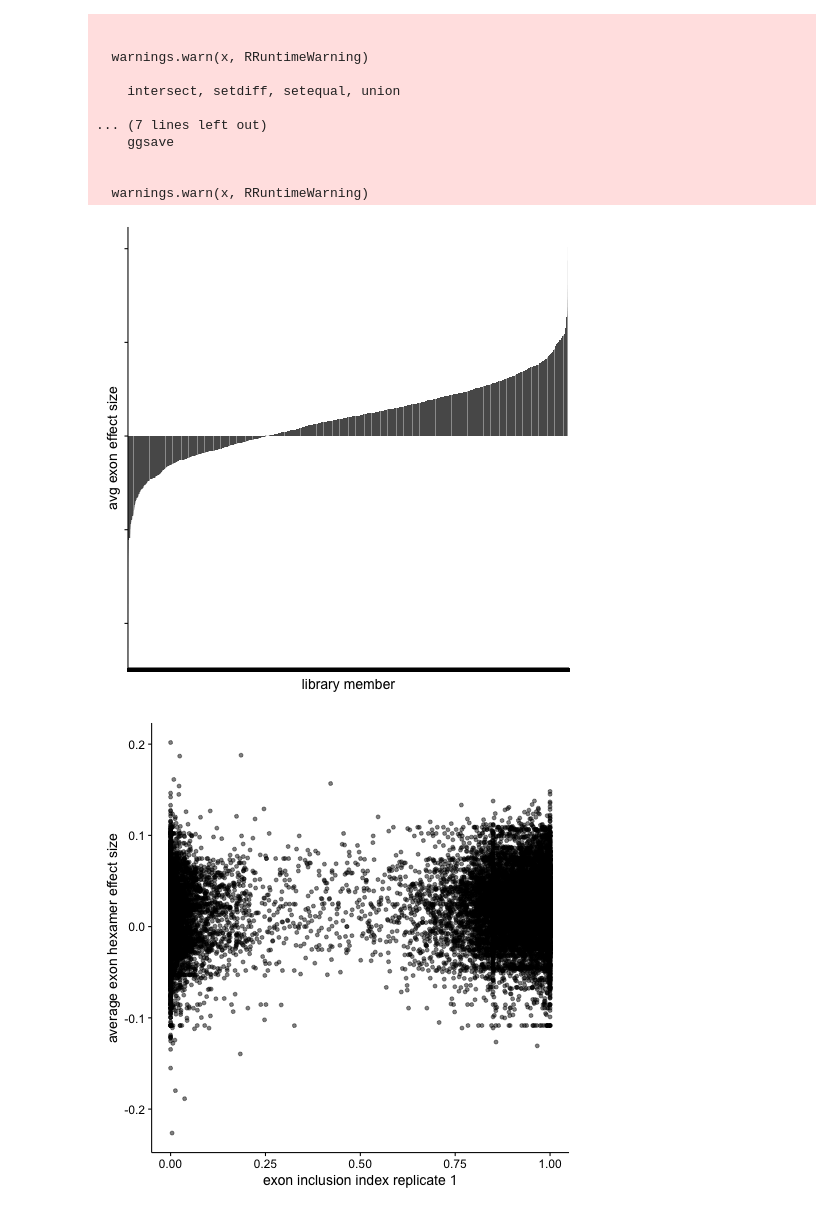
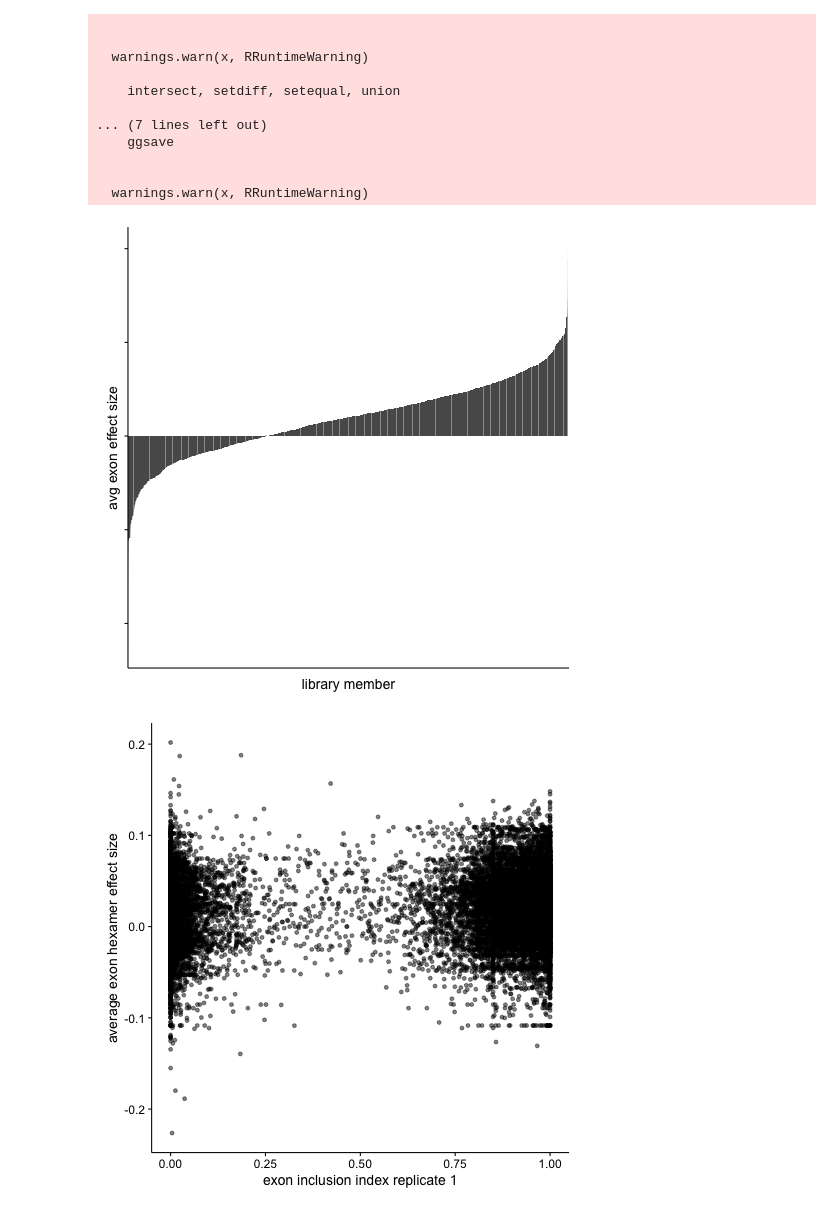
Before and after one commit to kiminsigne-ucla/splicing, a Jupyter notebook: splicemod_lib/notebooks/score_lib.ipynb, the cells around one changed output. Cells and saved outputs as stored; diff of their text form; code cells hidden in the pictures.

```diff
--- a/splicemod_lib/notebooks/score_lib.ipynb
+++ b/splicemod_lib/notebooks/score_lib.ipynb
@@ -109,16 +101,7 @@ library(dplyr)
 library(cowplot)
 options(stringsAsFactors = F)
 # setwd('/Users/Kimberly/Documents/projects/splicing/splicemod_lib/notebooks')
-data <- read.table('../produced_data/splicemod_exon_scores.txt', sep = '\t', fill = T)
-# file parsing not working right, manually assign colnames
-colnames(data) <- as.character(data[1,])
-data <- data[-1,]
-data[data == '' | data == 'NaN'] <- NA
-# convert types
-data <- data %>%
-    mutate(avg_exon_effect_score = as.numeric(avg_exon_effect_score),
-          index_R1 = as.numeric(index_R1),
-          dpsi_R1 = as.numeric(dpsi_R1))
+data <- read.table('../produced_data/splicemod_exon_scores.txt', sep = '\t', header = T)
 # %% [output]
 Attaching package: ‘dplyr’
 
@@ -140,12 +123,12 @@ Attaching package: ‘dplyr’
 # %%
 %%R
 data$id <- factor(data$id, levels = data$id[order(data$avg_exon_effect_score)])
 ggplot(data, aes(x = id, y = avg_exon_effect_score)) +
     geom_bar(stat = 'identity') +
-    theme(axis.text.x = element_blank(), axis.text.y = element_blank()) +
+    theme(axis.text.x = element_blank(), axis.text.y = element_blank(), axis.ticks.x = element_blank()) +
     labs(x = 'library member', y = 'avg exon effect size')
 # %% [output]
-[figure, old version]
+[figure, new version]
 # %%
 %%R
 
```
Also changed, not shown: parts of 28 cells of this notebook.
